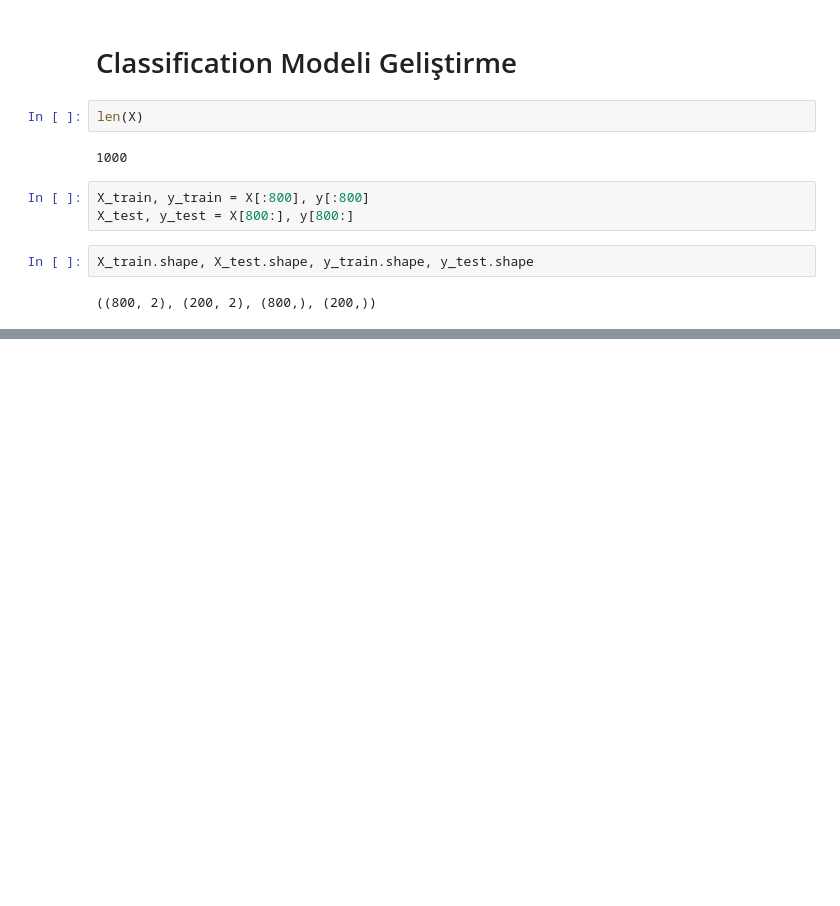
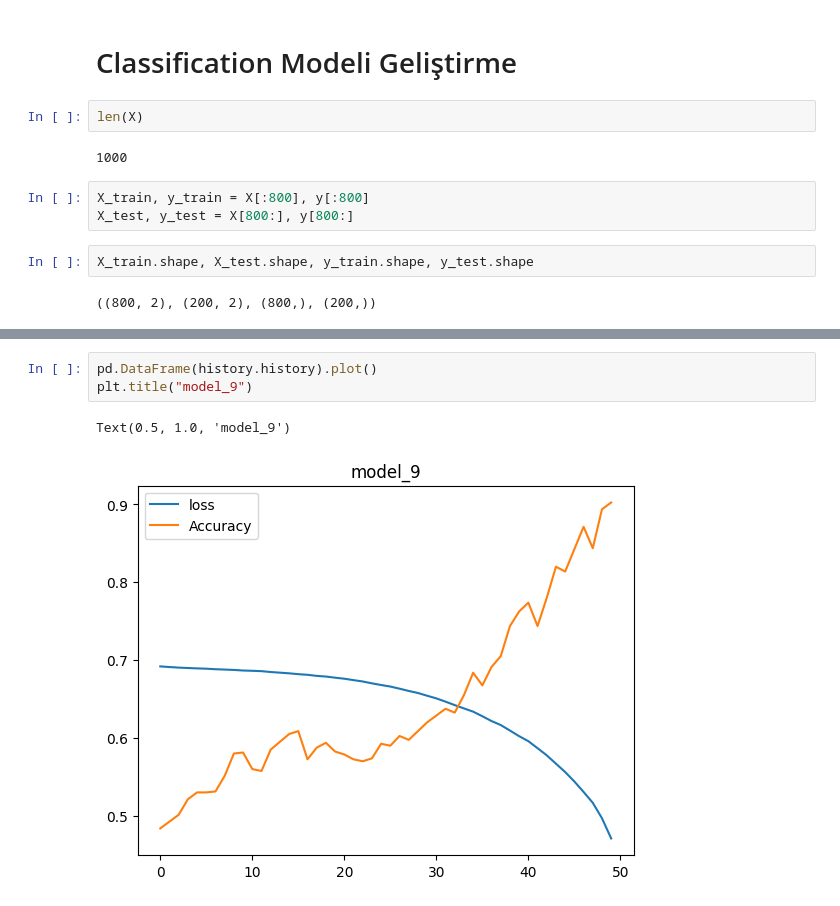
Before and after one commit to UmitOzteker/TensorFlow-Projects, a Jupyter notebook: 02_neural_network_classification.ipynb, the cells around one changed output, grey strips where cells are left out. Drawn from its saved outputs; the diff is of its cells as text; blank space fills up the shorter version.

```diff
--- a/02_neural_network_classification.ipynb
+++ b/02_neural_network_classification.ipynb
@@ -648,0 +669,6 @@ doing binary classifcation...
+# %%
+pd.DataFrame(history.history).plot()
+plt.title("model_9")
+# %% [output]
+Text(0.5, 1.0, 'model_9')
+[figure, added]
```
Also changed, not shown: parts of 22 cells of this notebook.
